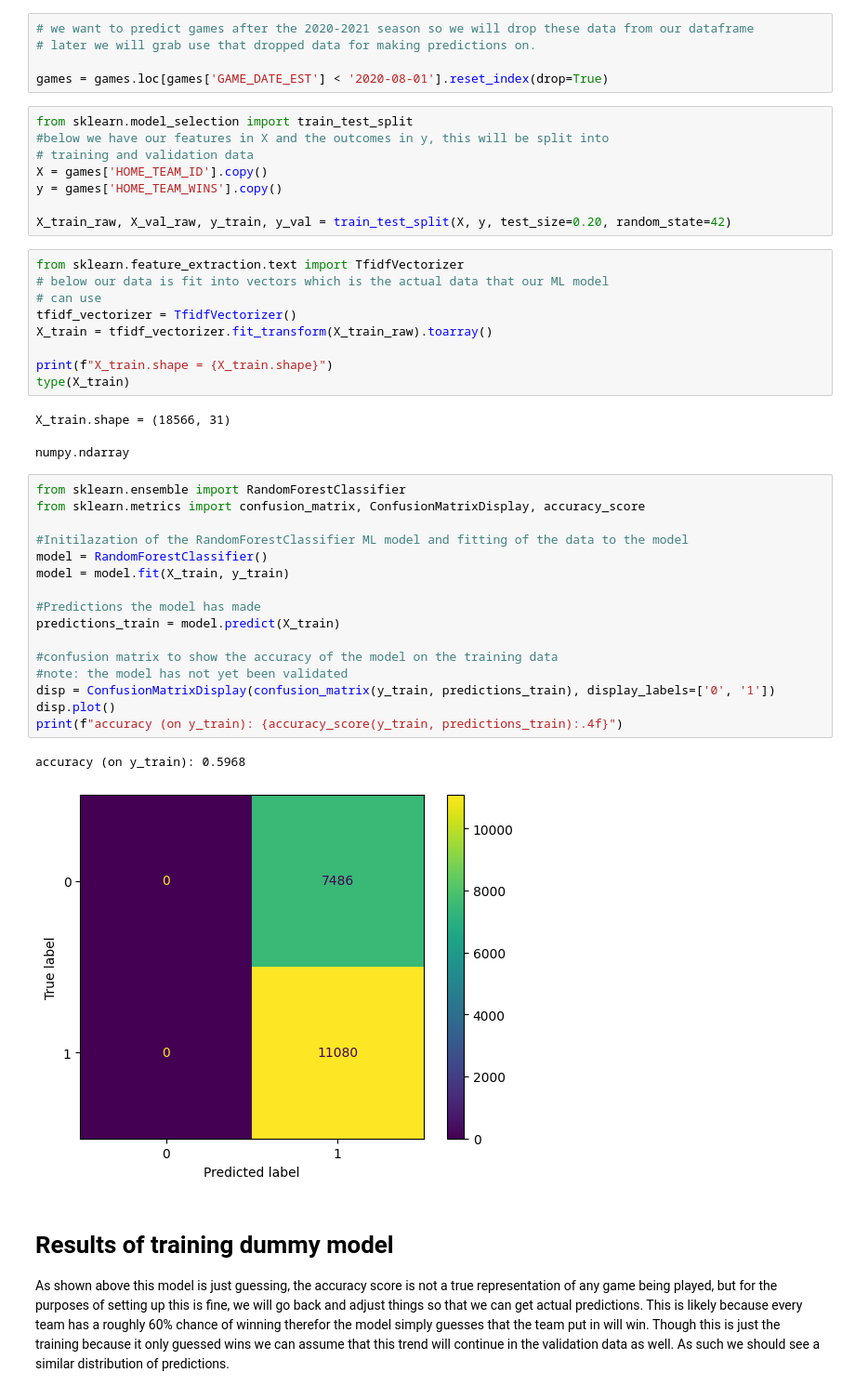
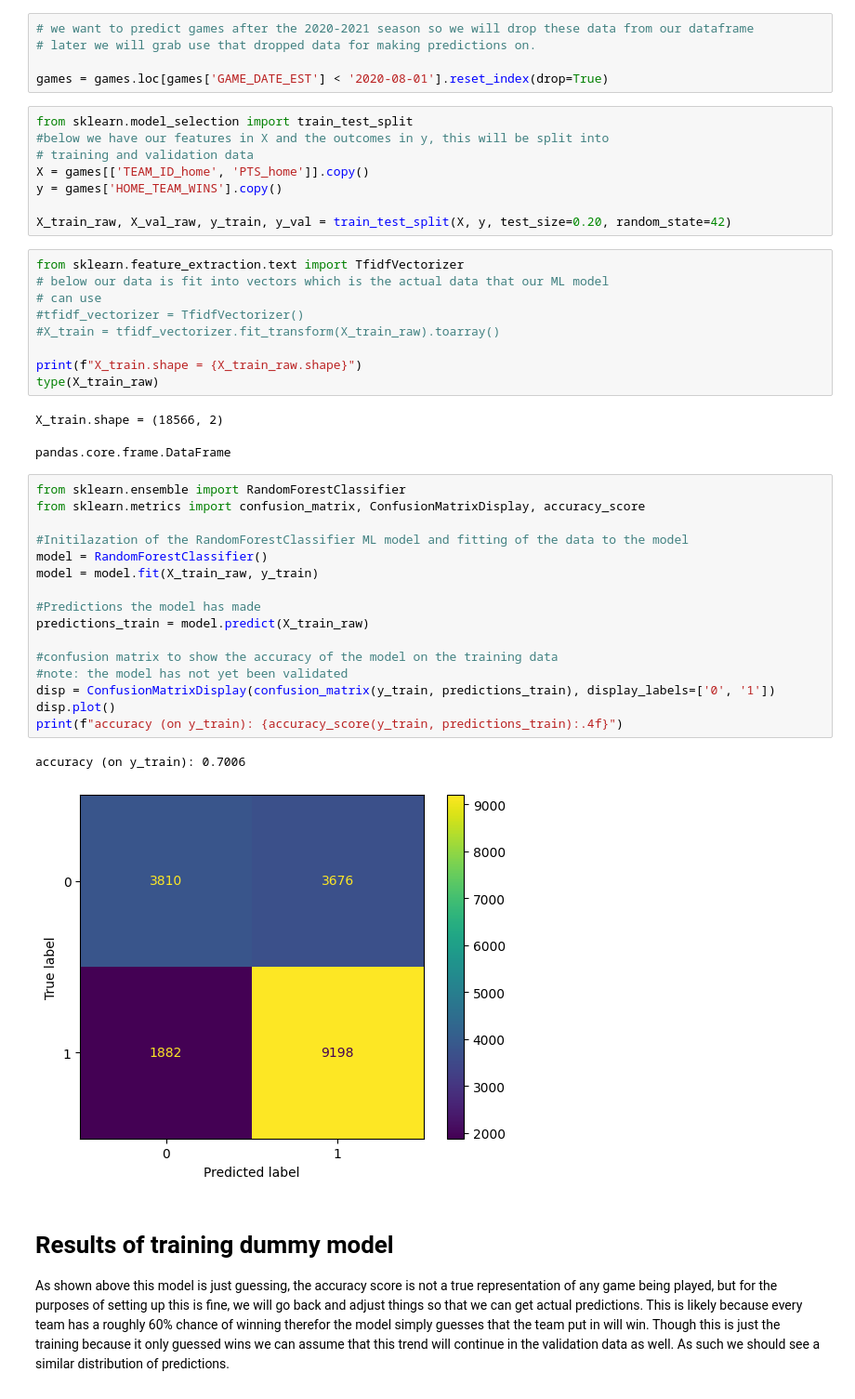
Before and after one commit to rjbeer/NBA-Analysis, a Jupyter notebook: Dummy Model.ipynb, the cells around one changed output. Shown at 93% size. Drawn from its saved outputs; the diff is of its cells as text.

Commit message:
two variable model

```diff
--- a/Dummy Model.ipynb
+++ b/Dummy Model.ipynb
@@ -204,7 +204,7 @@ games = games.loc[games['GAME_DATE_EST'] < '2020-08-01'].reset_index(drop=True)
 from sklearn.model_selection import train_test_split
 #below we have our features in X and the outcomes in y, this will be split into
 # training and validation data
-X = games['HOME_TEAM_ID'].copy()
+X = games[['TEAM_ID_home', 'PTS_home']].copy()
 y = games['HOME_TEAM_WINS'].copy()
 
 X_train_raw, X_val_raw, y_train, y_val = train_test_split(X, y, test_size=0.20, random_state=42)
@@ -212,33 +212,33 @@ X_train_raw, X_val_raw, y_train, y_val = train_test_split(X, y, test_size=0.20,
 from sklearn.feature_extraction.text import TfidfVectorizer
 # below our data is fit into vectors which is the actual data that our ML model
 # can use
-tfidf_vectorizer = TfidfVectorizer()
-X_train = tfidf_vectorizer.fit_transform(X_train_raw).toarray()
+#tfidf_vectorizer = TfidfVectorizer()
+#X_train = tfidf_vectorizer.fit_transform(X_train_raw).toarray()
 
-print(f"X_train.shape = {X_train.shape}")
-type(X_train)
+print(f"X_train.shape = {X_train_raw.shape}")
+type(X_train_raw)
 # %% [output]
-X_train.shape = (18566, 31)
+X_train.shape = (18566, 2)
-numpy.ndarray
+pandas.core.frame.DataFrame
 # %%
 from sklearn.ensemble import RandomForestClassifier
 from sklearn.metrics import confusion_matrix, ConfusionMatrixDisplay, accuracy_score
 
 #Initilazation of the RandomForestClassifier ML model and fitting of the data to the model
 model = RandomForestClassifier()
-model = model.fit(X_train, y_train)
+model = model.fit(X_train_raw, y_train)
 
 #Predictions the model has made
-predictions_train = model.predict(X_train)
+predictions_train = model.predict(X_train_raw)
 
 #confusion matrix to show the accuracy of the model on the training data
 #note: the model has not yet been validated
 disp = ConfusionMatrixDisplay(confusion_matrix(y_train, predictions_train), display_labels=['0', '1'])
 disp.plot()
 print(f"accuracy (on y_train): {accuracy_score(y_train, predictions_train):.4f}")
 # %% [output]
-accuracy (on y_train): 0.5968
+accuracy (on y_train): 0.7006
-[figure, old version]
+[figure, new version]
 # %% [markdown]
 # Results of training dummy model
 
```
Also changed, not shown: parts of 5 cells of this notebook.
